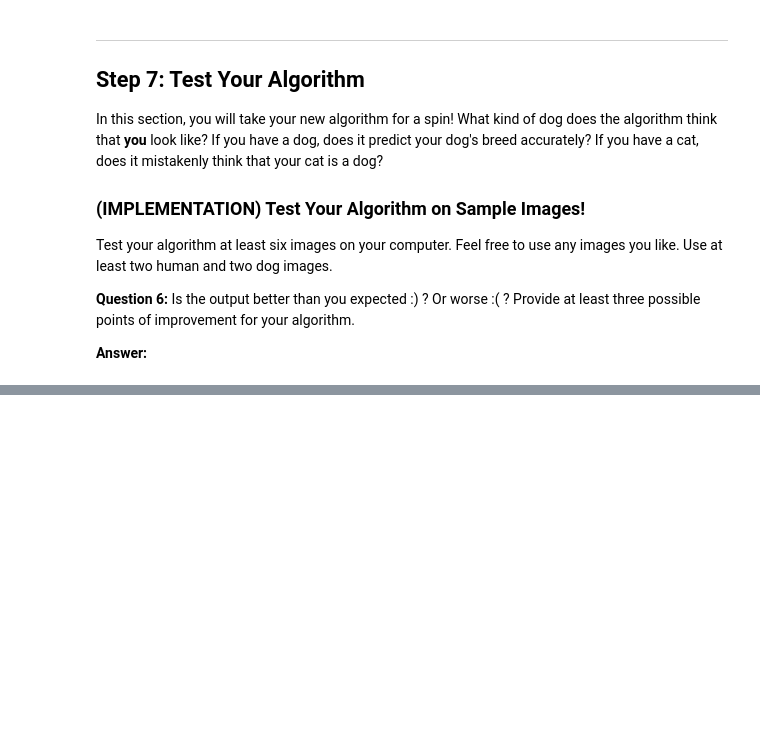
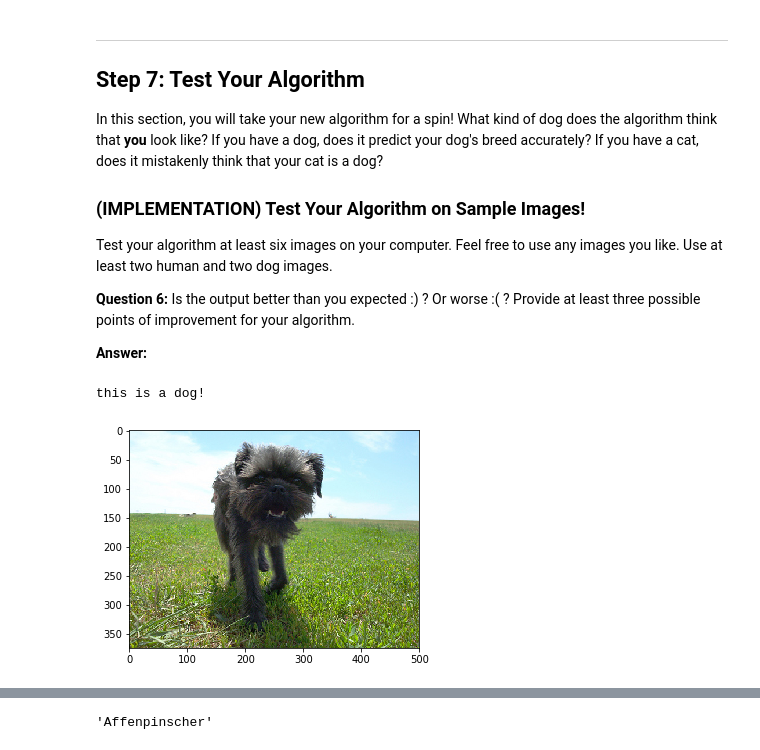
Before and after one commit to iamsteveng/AIND-DogProject, a Jupyter notebook: dog_app.ipynb, the cells around one changed output, grey strips where cells are left out. Drawn from its saved outputs; the diff is of its cells as text; code cells hidden in the pictures; blank space fills up the shorter version.

Commit message:
Finished my algorithm, testing

```diff
--- a/dog_app.ipynb
+++ b/dog_app.ipynb
@@ -584,0 +669,9 @@ You are welcome to [augment the training data](https://blog.keras.io/building-po
+# %%
+from keras.callbacks import ModelCheckpoint
+### TODO: Train the model.
+checkpointer = ModelCheckpoint(filepath='saved_models/weights.best.Resnet50.hdf5',
+                               verbose=1, save_best_only=True)
+
+history = Resnet50_model.fit(train_Resnet50, train_targets,
+          validation_data=(valid_Resnet50, valid_targets),
+          epochs=10, batch_size=20, callbacks=[checkpointer], verbose=1)
@@ -586,6 +697,7 @@ You are welcome to [augment the training data](https://blog.keras.io/building-po
 ### (IMPLEMENTATION) Load the Model with the Best Validation Loss
 # %%
 ### TODO: Load the model weights with the best validation loss.
+Resnet50_model.load_weights('saved_models/weights.best.Resnet50.hdf5')
 # %% [markdown]
 ### (IMPLEMENTATION) Test the Model
 
@@ -610,6 +730,13 @@ where `{network}`, in the above filename, should be one of `VGG19`, `Resnet50`,
 # %%
 ### TODO: Write a function that takes a path to an image as input
 ### and returns the dog breed that is predicted by the model.
+def Resnet50_predict_breed(img_path):
+    # extract bottleneck features
+    bottleneck_feature = extract_Resnet50(path_to_tensor(img_path))
+    # obtain predicted vector
+    predicted_vector = Resnet50_model.predict(bottleneck_feature)
+    # return dog breed that is predicted by the model
+    return dog_names[np.argmax(predicted_vector)]
 # %% [markdown]
 ---
 <a id='step6'></a>
@@ -634,3 +758,29 @@ Some sample output for our algorithm is provided below, but feel free to design
+# %%
+### TODO: Write your algorithm.
+### Feel free to use as many code cells as needed.
+
+def my_display_image(img_path):
+    img = cv2.imread(img_path)
+    cv_rgb = cv2.cvtColor(img, cv2.COLOR_BGR2RGB)
+    plt.imshow(cv_rgb)
+    plt.show()
+
+def my_algorithm(img_path):
+    detected_breed = False
+    if (face_detector(img_path)):
+        print('hello, human!')
+        my_display_image(img_path)
+        detected_breed = Resnet50_predict_breed(img_path)
+        print('You look like a ... ', detected_breed)
+    elif (dog_detector(img_path)):
+        print('this is a dog!')
+        my_display_image(img_path)
+        detected_breed = Resnet50_predict_breed(img_path)
+        print('The dog breed is ', detected_breed)
+    else:
+        print('Neith human nor dog is detected!')
+        detected_breed = False
+    return detected_breed
 # %% [markdown]
 ---
 <a id='step7'></a>
@@ -648,4 +798,8 @@ __Answer:__
 # %%
 ## TODO: Execute your algorithm from Step 6 on
 ## at least 6 images on your computer.
 ## Feel free to use as many code cells as needed.
+my_algorithm('my_images/Affenpinscher_00012.jpg')
+# %% [output]
+this is a dog!
+[figure, added]
@@ -651,0 +808 @@ __Answer:__
+'Affenpinscher'
```
Also changed, not shown: parts of 25 cells of this notebook.
